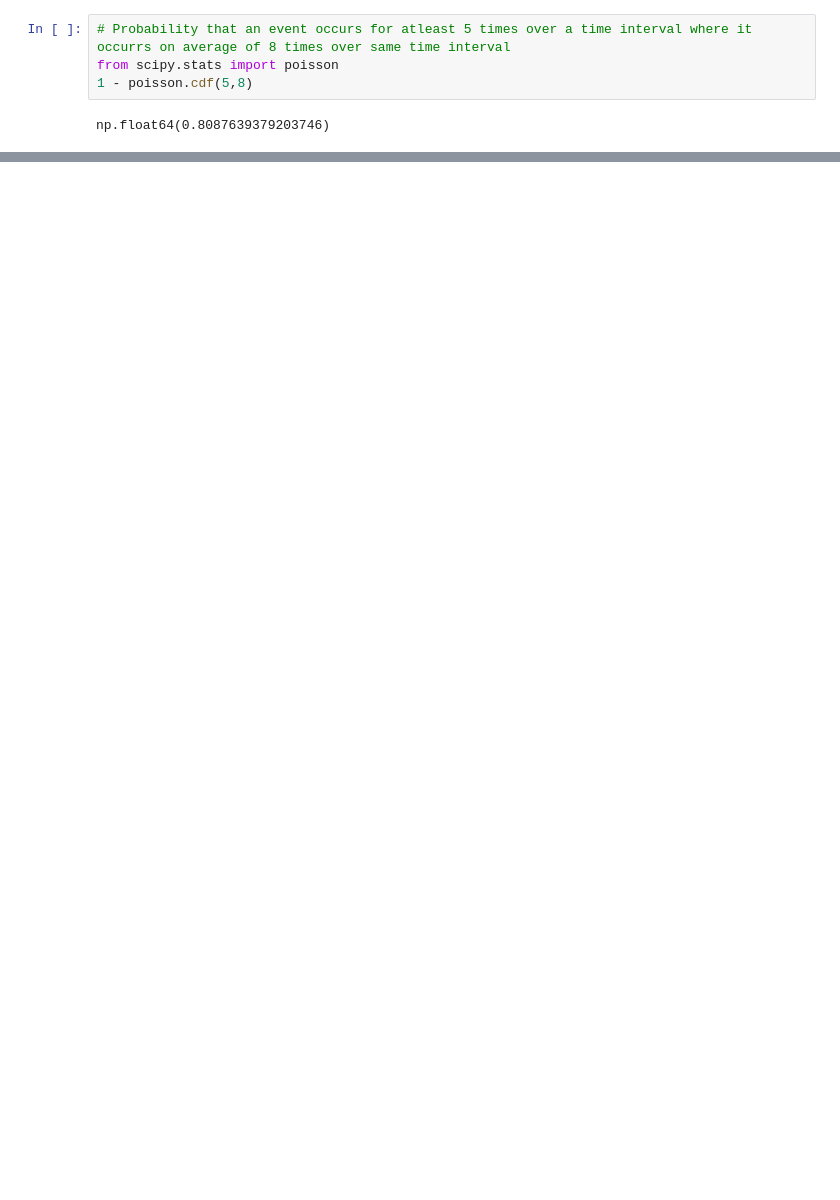
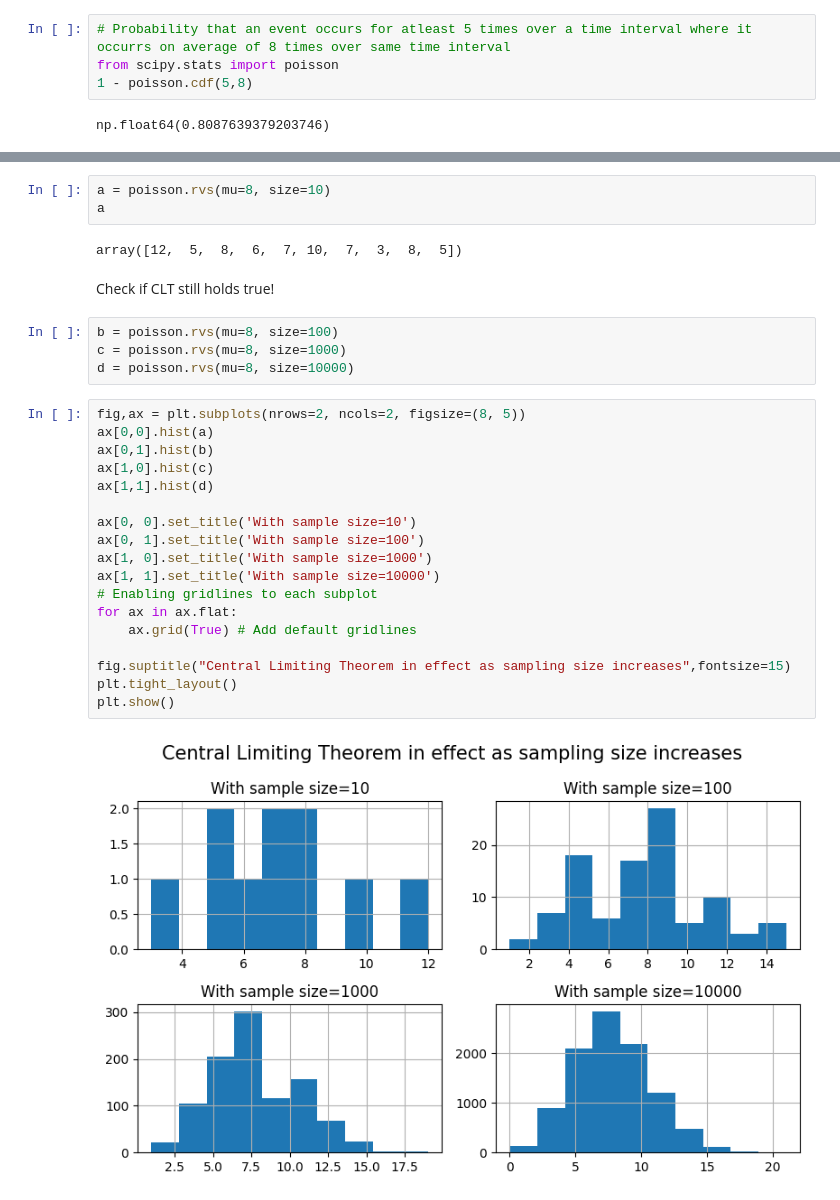
Before and after one commit to abhijeet-bhambere/statistics_in_python, a Jupyter notebook: Stats_In_Python.ipynb, the cells around one changed output, grey strips where cells are left out. Saved outputs shown, nothing was run; the diff lists cells and outputs as text; blank space fills up the shorter version.

```diff
--- a/Stats_In_Python.ipynb
+++ b/Stats_In_Python.ipynb
@@ -940,0 +944,31 @@ Using the `poisson.rvs()` function to generate a list of values. <br>
+# %%
+a = poisson.rvs(mu=8, size=10)
+a
+# %% [output]
+array([12,  5,  8,  6,  7, 10,  7,  3,  8,  5])
+# %% [markdown]
+Check if CLT still holds true!
+# %%
+b = poisson.rvs(mu=8, size=100)
+c = poisson.rvs(mu=8, size=1000)
+d = poisson.rvs(mu=8, size=10000)
+# %%
+fig,ax = plt.subplots(nrows=2, ncols=2, figsize=(8, 5))
+ax[0,0].hist(a)
+ax[0,1].hist(b)
+ax[1,0].hist(c)
+ax[1,1].hist(d)
+
+ax[0, 0].set_title('With sample size=10')
+ax[0, 1].set_title('With sample size=100')
+ax[1, 0].set_title('With sample size=1000')
+ax[1, 1].set_title('With sample size=10000')
+# Enabling gridlines to each subplot
+for ax in ax.flat:
+    ax.grid(True) # Add default gridlines
+
+fig.suptitle("Central Limiting Theorem in effect as sampling size increases",fontsize=15)
+plt.tight_layout()
+plt.show()
+# %% [output]
+[figure, added]
```
Also changed, not shown: parts of 57 cells of this notebook.
